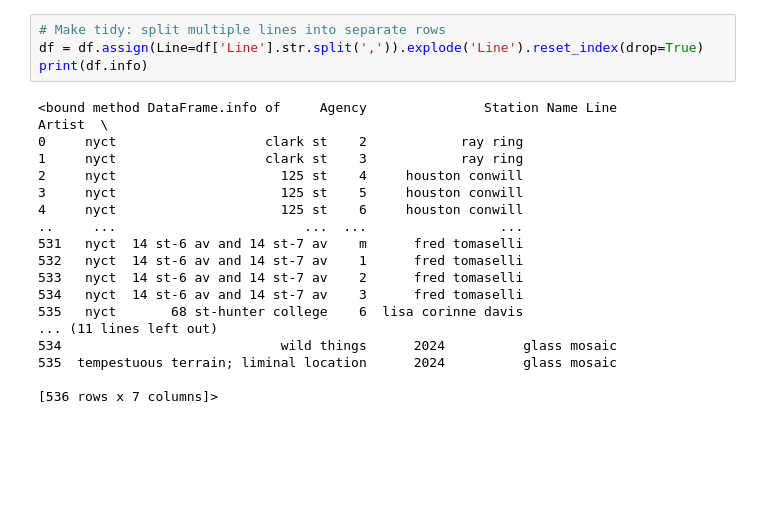
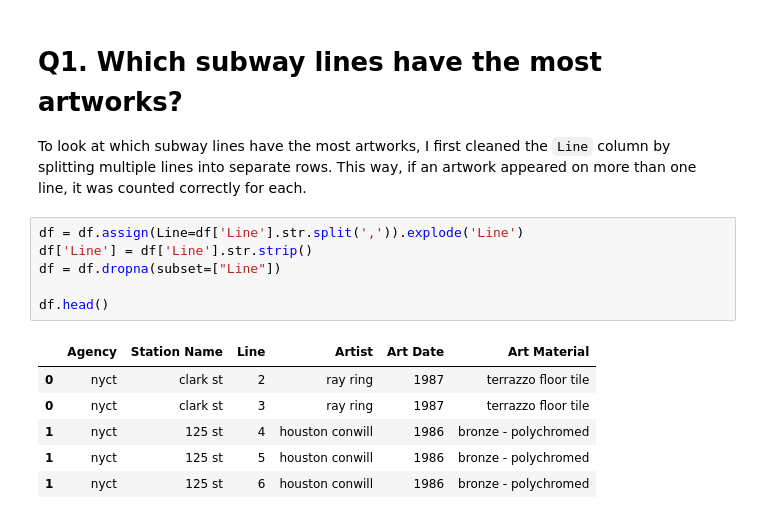
Before and after one commit to enraiha236/IS-362, a Jupyter notebook: Project 2/MTA Art.ipynb, the cells around one changed output. Drawn from its saved outputs; the diff is of its cells as text; blank space fills up the shorter version.

```diff
--- a/Project 2/MTA Art.ipynb
+++ b/Project 2/MTA Art.ipynb
@@ -37,22 +52,17 @@ df.head()
+# %% [markdown]
+# Q1. Which subway lines have the most artworks?
+
+To look at which subway lines have the most artworks, I first cleaned the `Line` column by splitting multiple lines into separate rows. This way, if an artwork appeared on more than one line, it was counted correctly for each.
 # %%
-# Make tidy: split multiple lines into separate rows
-df = df.assign(Line=df['Line'].str.split(',')).explode('Line').reset_index(drop=True)
-print(df.info)
+df = df.assign(Line=df['Line'].str.split(',')).explode('Line')
+df['Line'] = df['Line'].str.strip()
+df = df.dropna(subset=["Line"])
+
+df.head()
 # %% [output]
-<bound method DataFrame.info of     Agency               Station Name Line              Artist  \
-0     nyct                   clark st    2            ray ring
-1     nyct                   clark st    3            ray ring
-2     nyct                     125 st    4     houston conwill
-3     nyct                     125 st    5     houston conwill
-4     nyct                     125 st    6     houston conwill
-..     ...                        ...  ...                 ...
-531   nyct  14 st-6 av and 14 st-7 av    m      fred tomaselli
-532   nyct  14 st-6 av and 14 st-7 av    1      fred tomaselli
-533   nyct  14 st-6 av and 14 st-7 av    2      fred tomaselli
-534   nyct  14 st-6 av and 14 st-7 av    3      fred tomaselli
-535   nyct       68 st-hunter college    6  lisa corinne davis
-... (11 lines left out)
-534                            wild things      2024          glass mosaic
-535  tempestuous terrain; liminal location      2024          glass mosaic
-
-[536 rows x 7 columns]>
+|  | Agency | Station Name | Line | Artist | Art Date | Art Material |
+| 0 | nyct | clark st | 2 | ray ring | 1987 | terrazzo floor tile |
+| 0 | nyct | clark st | 3 | ray ring | 1987 | terrazzo floor tile |
+| 1 | nyct | 125 st | 4 | houston conwill | 1986 | bronze - polychromed |
+| 1 | nyct | 125 st | 5 | houston conwill | 1986 | bronze - polychromed |
+| 1 | nyct | 125 st | 6 | houston conwill | 1986 | bronze - polychromed |
```
Also changed, not shown: parts of 15 cells of this notebook.
